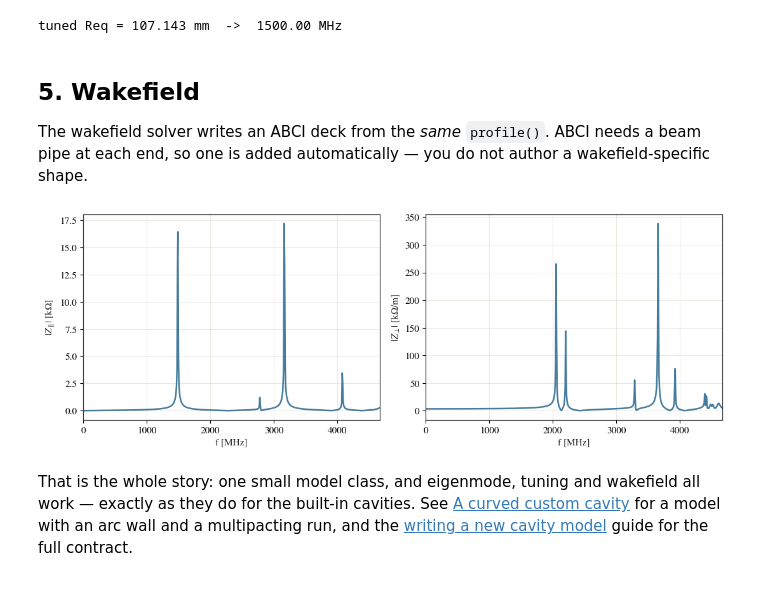
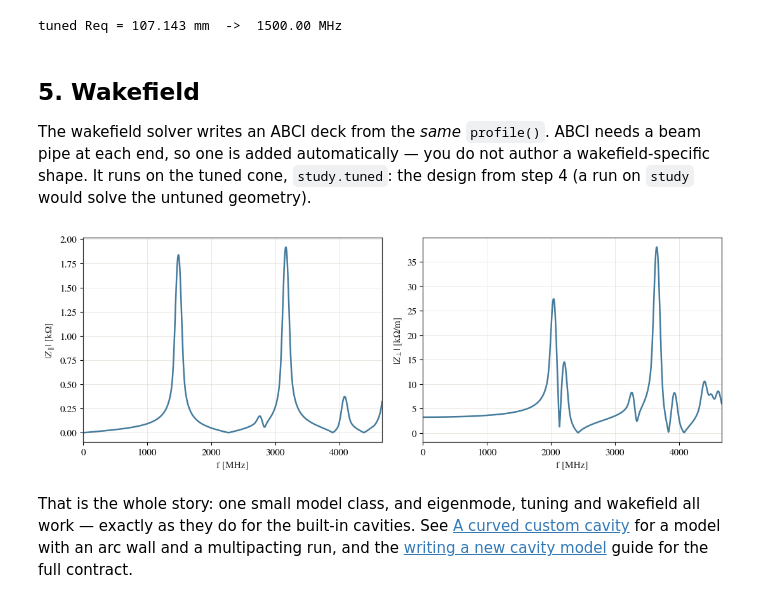
Before and after one commit to Dark-Elektron/cavsim2d, a Jupyter notebook: docs/source/examples/custom_geometry/cone_cavity.ipynb, the cells around one changed output. Saved outputs shown, nothing was run; the diff lists cells and outputs as text; code cells hidden in the pictures.

```diff
--- a/docs/source/examples/custom_geometry/cone_cavity.ipynb
+++ b/docs/source/examples/custom_geometry/cone_cavity.ipynb
@@ -107,16 +107,16 @@ tuned Req = 107.143 mm  ->  1500.00 MHz
 ## 5. Wakefield
 
 The wakefield solver writes an ABCI deck from the *same* `profile()`. ABCI needs a beam pipe
-at each end, so one is added automatically — you do not author a wakefield-specific shape.
+at each end, so one is added automatically — you do not author a wakefield-specific shape. It runs on the tuned cone, `study.tuned`: the design from step 4 (a run on `study` would solve the untuned geometry).
 # %%
-study.run_wakefield({'MROT': 2, 'wakelength': 5, 'bunch_length': 25})
+study.tuned.run_wakefield({'MROT': 2, 'wakelength': 5, 'bunch_length': 25})
 fig, (a0, a1) = plt.subplots(1, 2, figsize=(11, 4))
-cav.wakefield.plot_impedance(kind='longitudinal', ax=a0, show=False)
-cav.wakefield.plot_impedance(kind='transverse', ax=a1, show=False)
+cav.tuned.wakefield.plot_impedance(kind='longitudinal', ax=a0, show=False)
+cav.tuned.wakefield.plot_impedance(kind='transverse', ax=a1, show=False)
 plt.tight_layout()
 plt.show()
 # %% [output]
-[figure, old version]
+[figure, new version]
 # %% [markdown]
 That is the whole story: one small model class, and eigenmode, tuning and wakefield all work
 — exactly as they do for the built-in cavities. See [A curved custom cavity](dome_cavity.ipynb)
```
Also changed, not shown: parts of 1 cell of this notebook, 4 other files.
